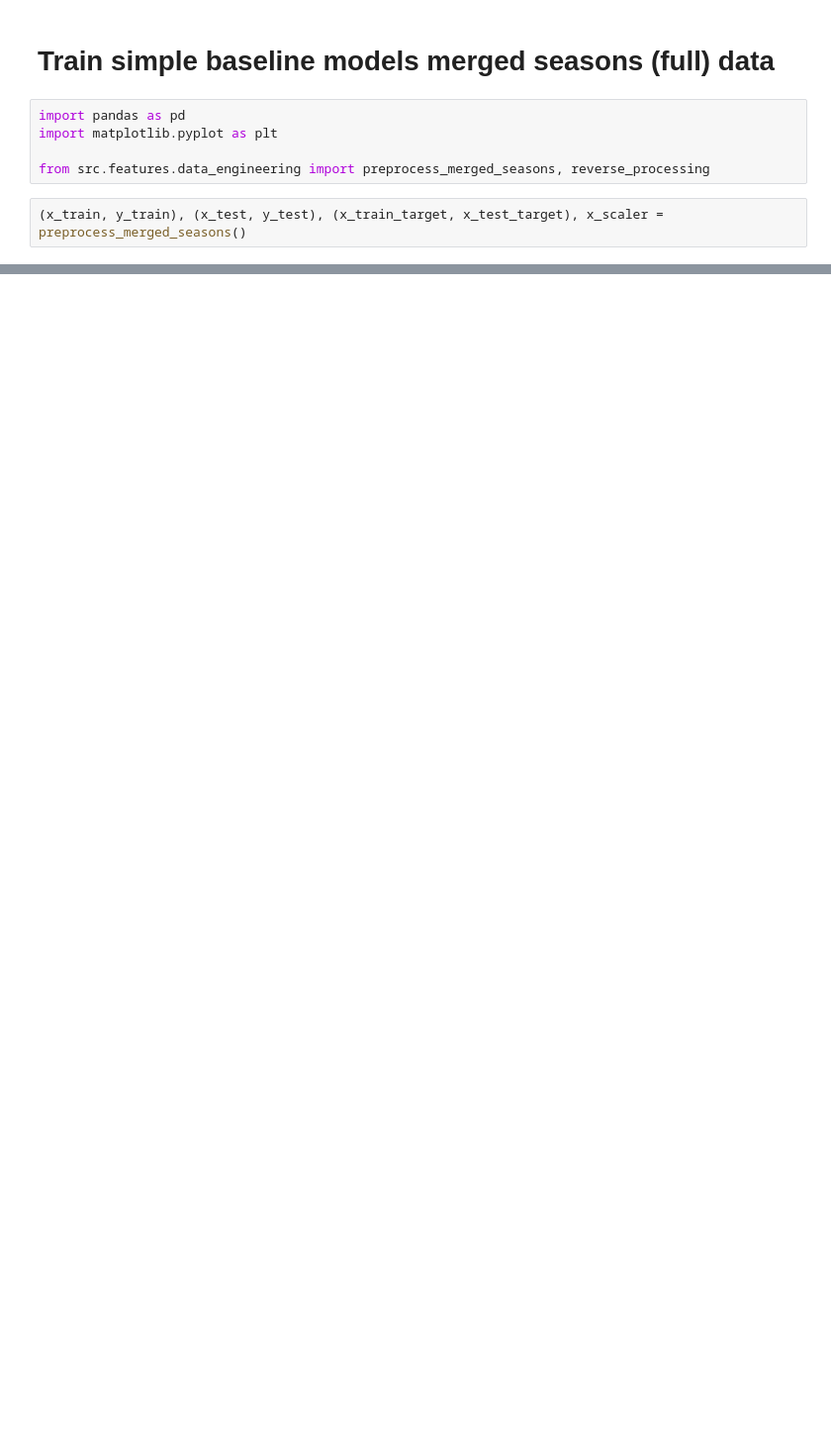
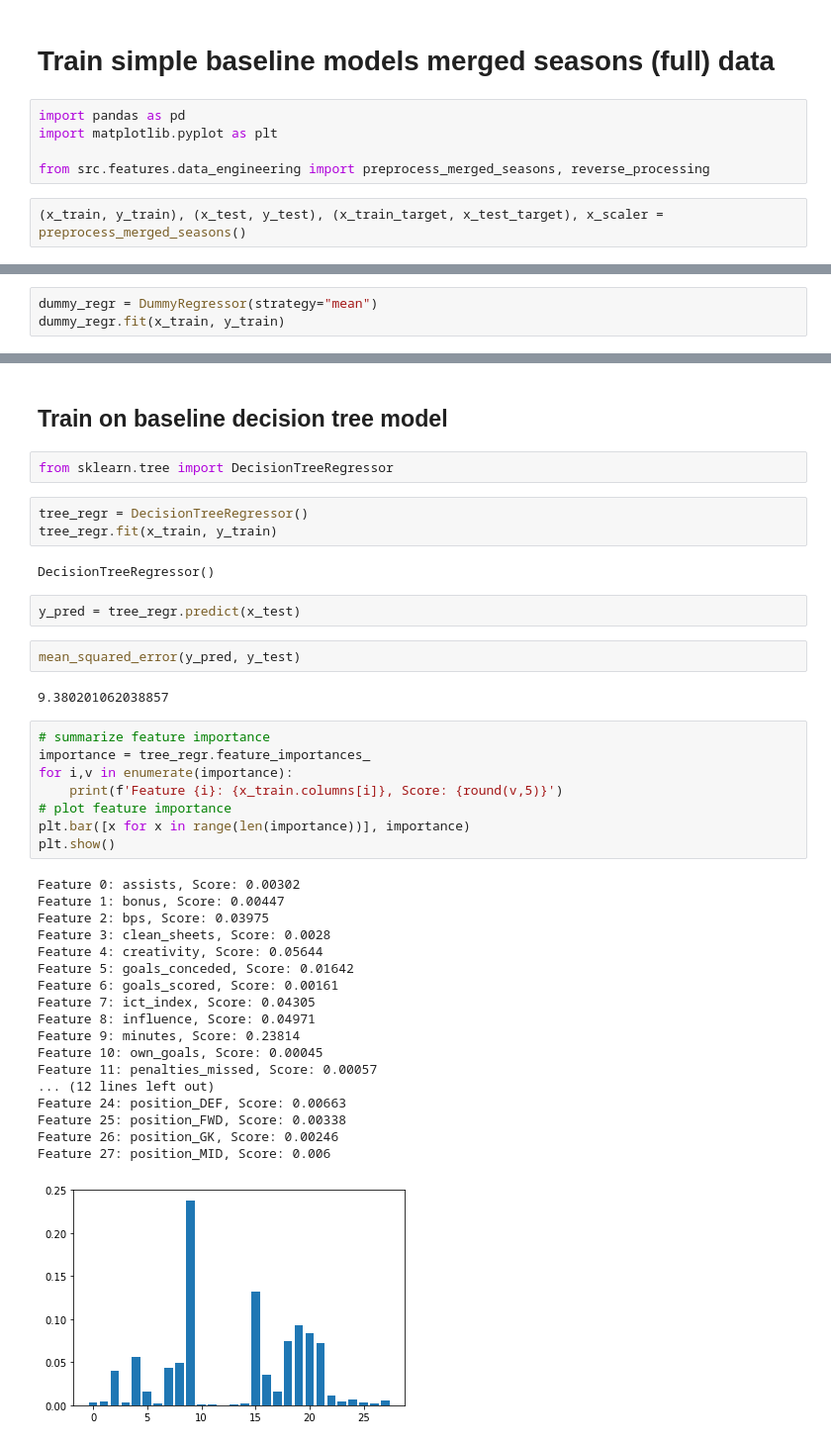
Before and after one commit to gracjans/FPL-AI-Manager_SwanseAI, a Jupyter notebook: notebooks/baseline_models-merged_seasons.ipynb, the cells around one changed output, grey strips where cells are left out. Shown: that part at 99% size. Drawn from its saved outputs; the diff is of its cells as text; blank space fills up the shorter version.

Commit message:
add baseline models training notebook for merged data

```diff
--- a/notebooks/baseline_models-merged_seasons.ipynb
+++ b/notebooks/baseline_models-merged_seasons.ipynb
@@ -25,0 +15,3 @@ x_train
+# %%
+dummy_regr = DummyRegressor(strategy="mean")
+dummy_regr.fit(x_train, y_train)
@@ -25,0 +26,42 @@ x_train
+# %% [markdown]
+## Train on baseline decision tree model
+# %%
+from sklearn.tree import DecisionTreeRegressor
+# %%
+tree_regr = DecisionTreeRegressor()
+tree_regr.fit(x_train, y_train)
+# %% [output]
+DecisionTreeRegressor()
+# %%
+y_pred = tree_regr.predict(x_test)
+# %%
+mean_squared_error(y_pred, y_test)
+# %% [output]
+9.380201062038857
+# %%
+# summarize feature importance
+importance = tree_regr.feature_importances_
+for i,v in enumerate(importance):
+    print(f'Feature {i}: {x_train.columns[i]}, Score: {round(v,5)}')
+# plot feature importance
+plt.bar([x for x in range(len(importance))], importance)
+plt.show()
+# %% [output]
+Feature 0: assists, Score: 0.00302
+Feature 1: bonus, Score: 0.00447
+Feature 2: bps, Score: 0.03975
+Feature 3: clean_sheets, Score: 0.0028
+Feature 4: creativity, Score: 0.05644
+Feature 5: goals_conceded, Score: 0.01642
+Feature 6: goals_scored, Score: 0.00161
+Feature 7: ict_index, Score: 0.04305
+Feature 8: influence, Score: 0.04971
+Feature 9: minutes, Score: 0.23814
+Feature 10: own_goals, Score: 0.00045
+Feature 11: penalties_missed, Score: 0.00057
+... (12 lines left out)
+Feature 24: position_DEF, Score: 0.00663
+Feature 25: position_FWD, Score: 0.00338
+Feature 26: position_GK, Score: 0.00246
+Feature 27: position_MID, Score: 0.006
+[figure, added]
```
Also changed, not shown: parts of 31 cells of this notebook.
